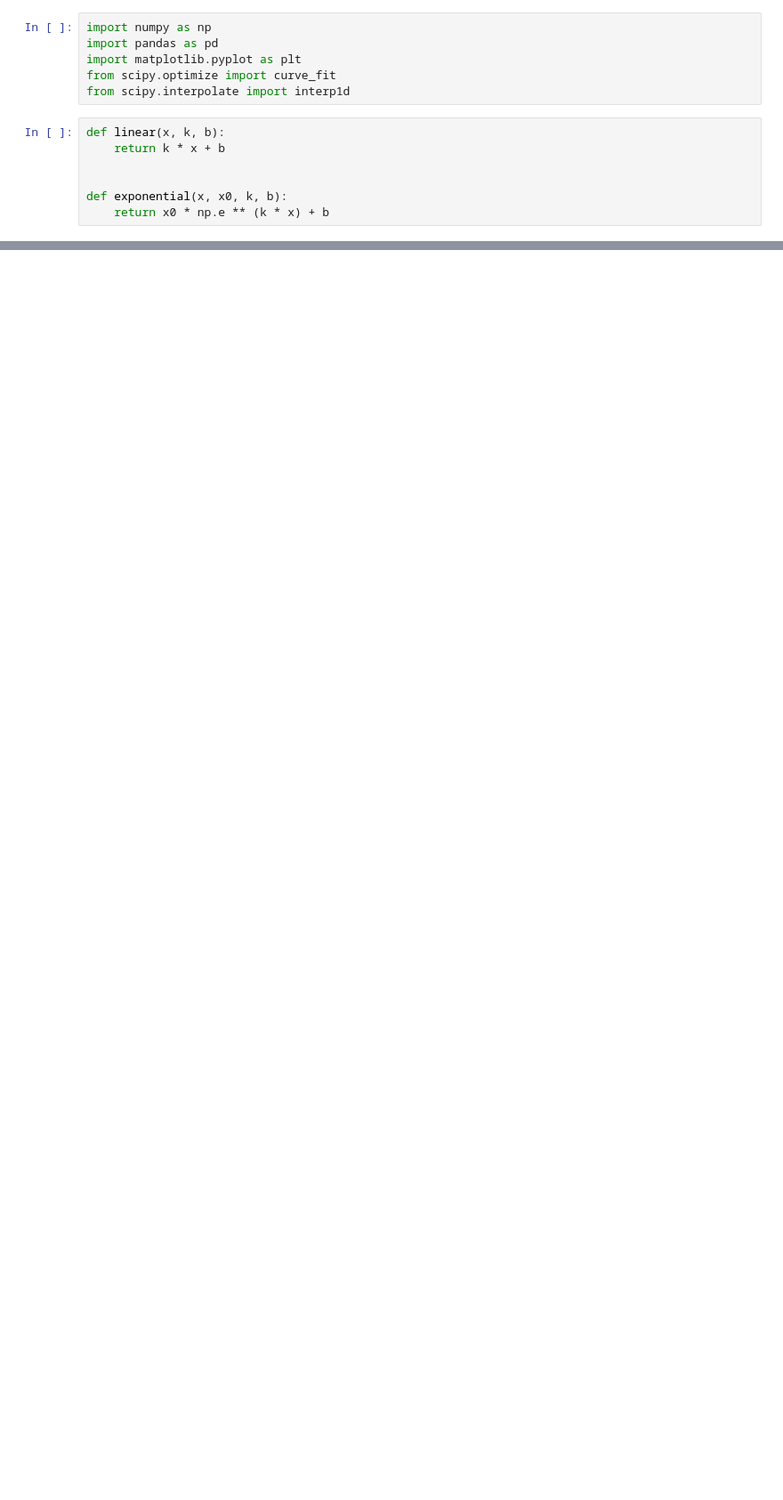
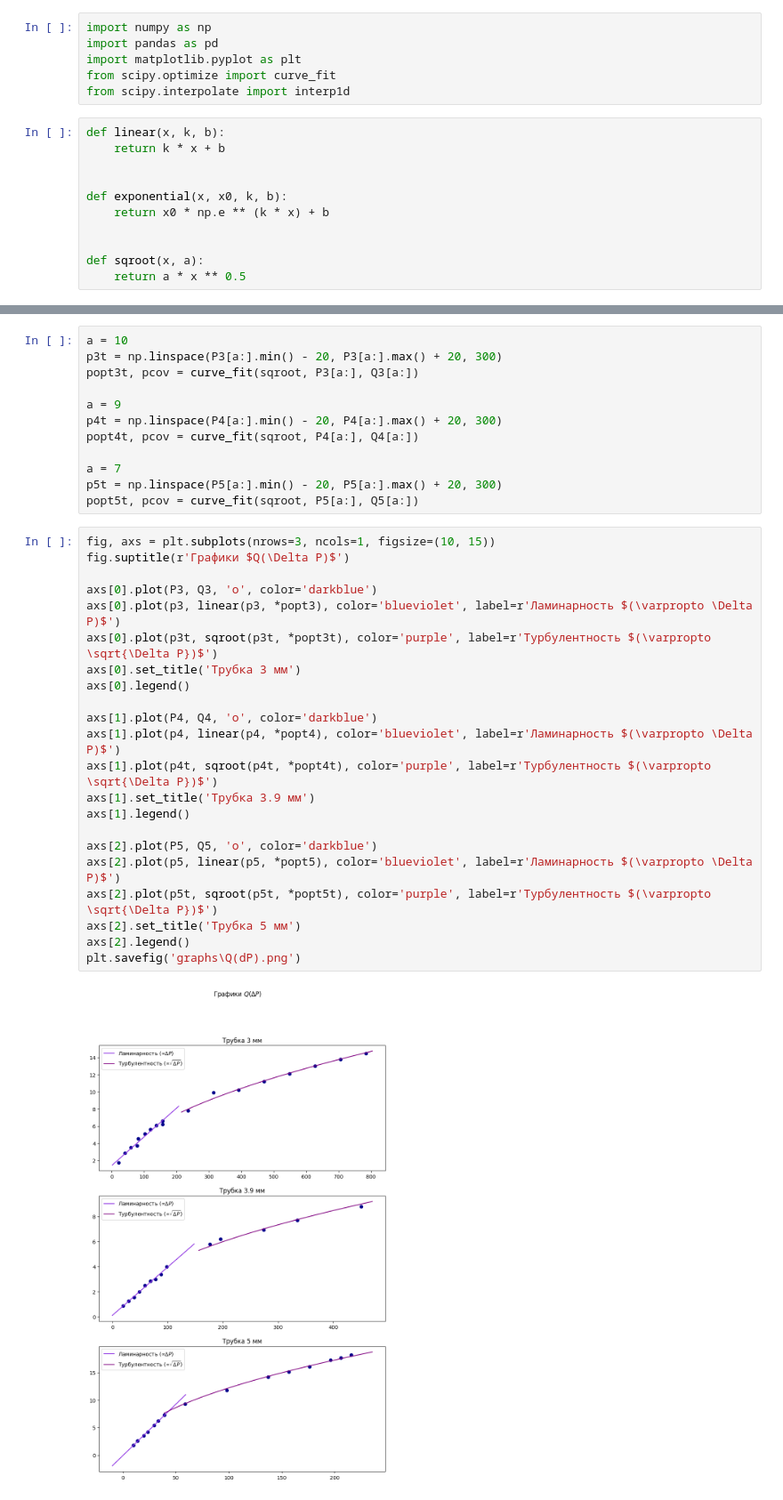
Before and after one commit to TimBelinskii/PhysicsLabs, a Jupyter notebook: II семестр/1.3.3/processing.ipynb, the cells around one changed output, grey strips where cells are left out. Shown at 89% size. Cells and saved outputs as stored; diff of their text form; blank space fills up the shorter version.

Commit message:
calculations for Q(dP) graphs finished

```diff
--- a/II семестр/1.3.3/processing.ipynb
+++ b/II семестр/1.3.3/processing.ipynb
@@ -11,3 +11,7 @@ def linear(x, k, b):
 
 def exponential(x, x0, k, b):
     return x0 * np.e ** (k * x) + b
+
+
+def sqroot(x, a):
+    return a * x ** 0.5
@@ -31,0 +60,36 @@ plt.savefig('graphs\Q(dP)[4mm].png')
+# %%
+a = 10
+p3t = np.linspace(P3[a:].min() - 20, P3[a:].max() + 20, 300)
+popt3t, pcov = curve_fit(sqroot, P3[a:], Q3[a:])
+
+a = 9
+p4t = np.linspace(P4[a:].min() - 20, P4[a:].max() + 20, 300)
+popt4t, pcov = curve_fit(sqroot, P4[a:], Q4[a:])
+
+a = 7
+p5t = np.linspace(P5[a:].min() - 20, P5[a:].max() + 20, 300)
+popt5t, pcov = curve_fit(sqroot, P5[a:], Q5[a:])
+# %%
+fig, axs = plt.subplots(nrows=3, ncols=1, figsize=(10, 15))
+fig.suptitle(r'Графики $Q(\Delta P)$')
+
+axs[0].plot(P3, Q3, 'o', color='darkblue')
+axs[0].plot(p3, linear(p3, *popt3), color='blueviolet', label=r'Ламинарность $(\varpropto \Delta P)$')
+axs[0].plot(p3t, sqroot(p3t, *popt3t), color='purple', label=r'Турбулентность $(\varpropto \sqrt{\Delta P})$')
+axs[0].set_title('Трубка 3 мм')
+axs[0].legend()
+
+axs[1].plot(P4, Q4, 'o', color='darkblue')
+axs[1].plot(p4, linear(p4, *popt4), color='blueviolet', label=r'Ламинарность $(\varpropto \Delta P)$')
+axs[1].plot(p4t, sqroot(p4t, *popt4t), color='purple', label=r'Турбулентность $(\varpropto \sqrt{\Delta P})$')
+axs[1].set_title('Трубка 3.9 мм')
+axs[1].legend()
+
+axs[2].plot(P5, Q5, 'o', color='darkblue')
+axs[2].plot(p5, linear(p5, *popt5), color='blueviolet', label=r'Ламинарность $(\varpropto \Delta P)$')
+axs[2].plot(p5t, sqroot(p5t, *popt5t), color='purple', label=r'Турбулентность $(\varpropto \sqrt{\Delta P})$')
+axs[2].set_title('Трубка 5 мм')
+axs[2].legend()
+plt.savefig('graphs\Q(dP).png')
+# %% [output]
+[figure, added]
```
Also changed, not shown: parts of 8 cells of this notebook.
